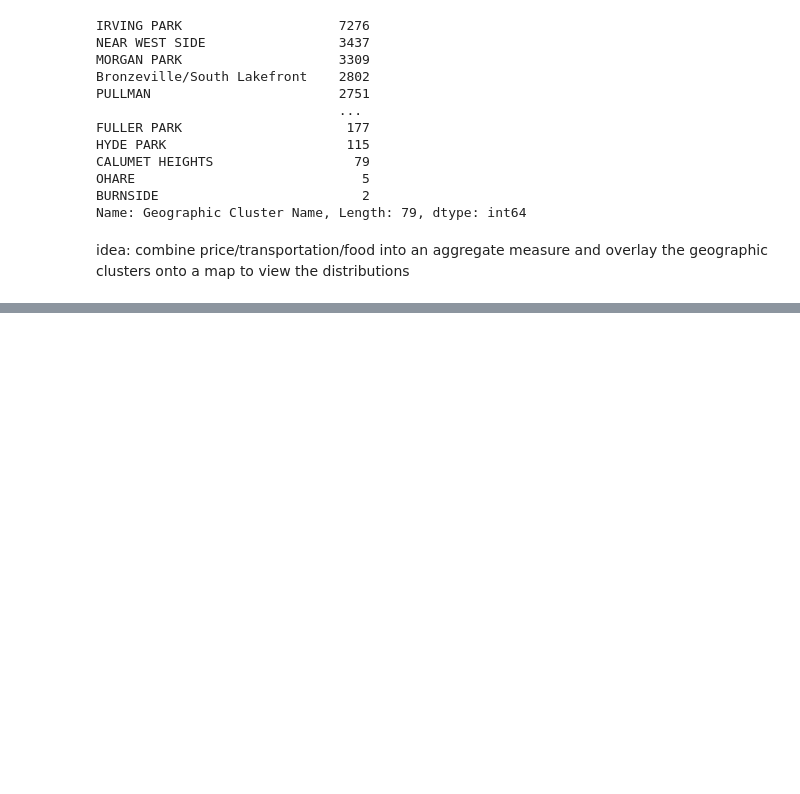
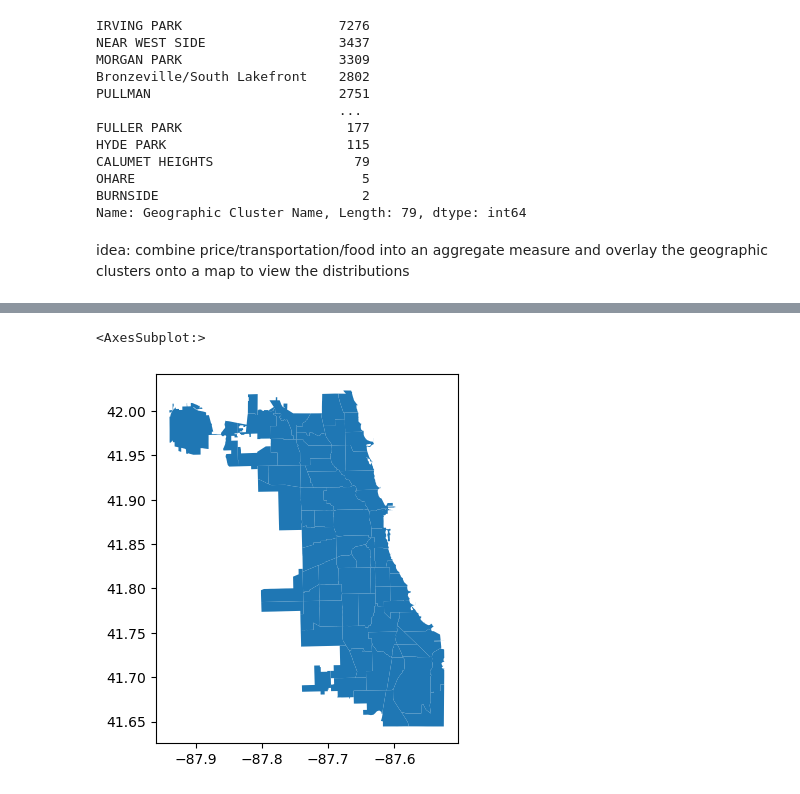
Before and after one commit to mholleranm/STAT390, a Jupyter notebook: albert-eda.ipynb, the cells around one changed output, grey strips where cells are left out. Cells and saved outputs as stored; diff of their text form; code cells hidden in the pictures; blank space fills up the shorter version.

```diff
--- a/albert-eda.ipynb
+++ b/albert-eda.ipynb
@@ -45,0 +161,7 @@ idea: combine price/transportation/food into an aggregate measure and overlay th
+# %%
+import geopandas as gpd
+commAreas = gpd.read_file('Boundaries - Community Areas (current).geojson')
+commAreas.plot()
+# %% [output]
+<AxesSubplot:>
+[figure, added]
```
Also changed, not shown: parts of 18 cells of this notebook, 1 other file.
